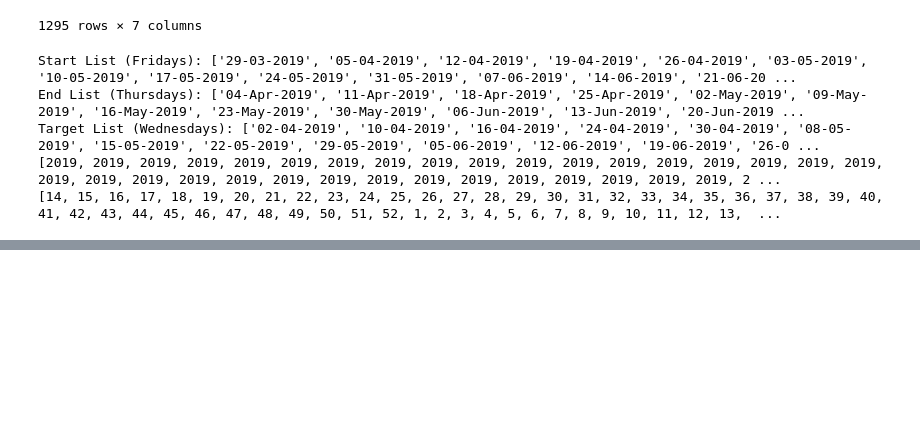
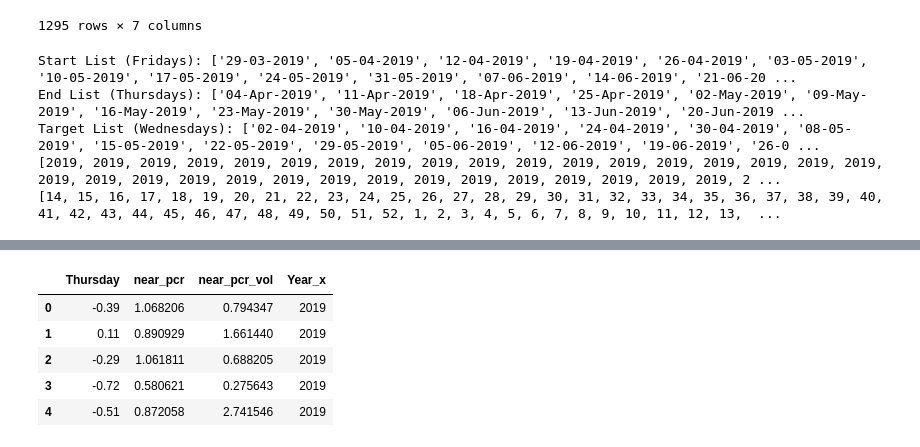
Before and after one commit to bala-ceg/backtest-strategies, a Jupyter notebook: weeklyexpiry_prediction.ipynb, the cells around one changed output, grey strips where cells are left out. Cells and saved outputs as stored; diff of their text form; code cells hidden in the pictures; blank space fills up the shorter version.

```diff
--- a/weeklyexpiry_prediction.ipynb
+++ b/weeklyexpiry_prediction.ipynb
@@ -381,0 +402,10 @@ len(pivoted_data_3[(pivoted_data_3['Thursday'] < 0.5) & (pivoted_data_3['Thursda
+# %%
+result_df = result[[ 'Thursday', 'near_pcr', 'near_pcr_vol','Year_x']]
+result_df.head(5)
+# %% [output]
+|  | Thursday | near_pcr | near_pcr_vol | Year_x |
+| 0 | -0.39 | 1.068206 | 0.794347 | 2019 |
+| 1 | 0.11 | 0.890929 | 1.661440 | 2019 |
+| 2 | -0.29 | 1.061811 | 0.688205 | 2019 |
+| 3 | -0.72 | 0.580621 | 0.275643 | 2019 |
+| 4 | -0.51 | 0.872058 | 2.741546 | 2019 |
```
Also changed, not shown: parts of 11 cells of this notebook.
